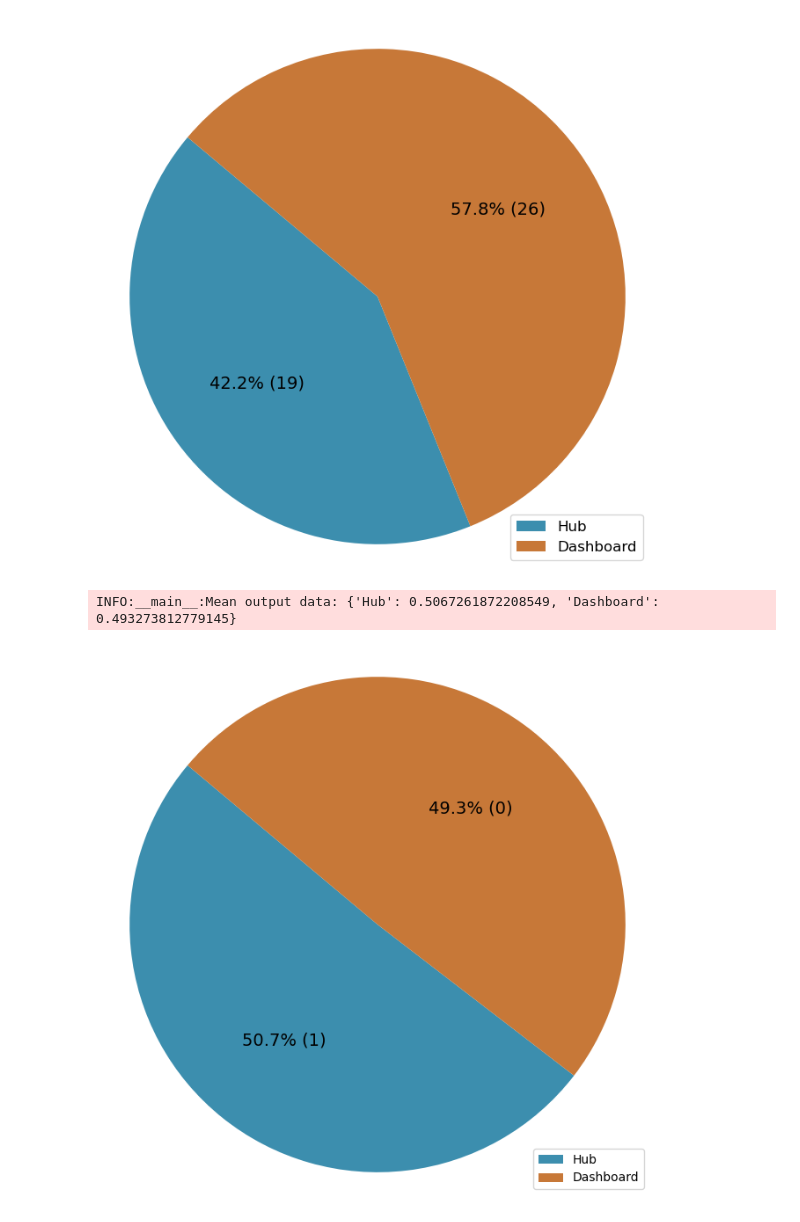
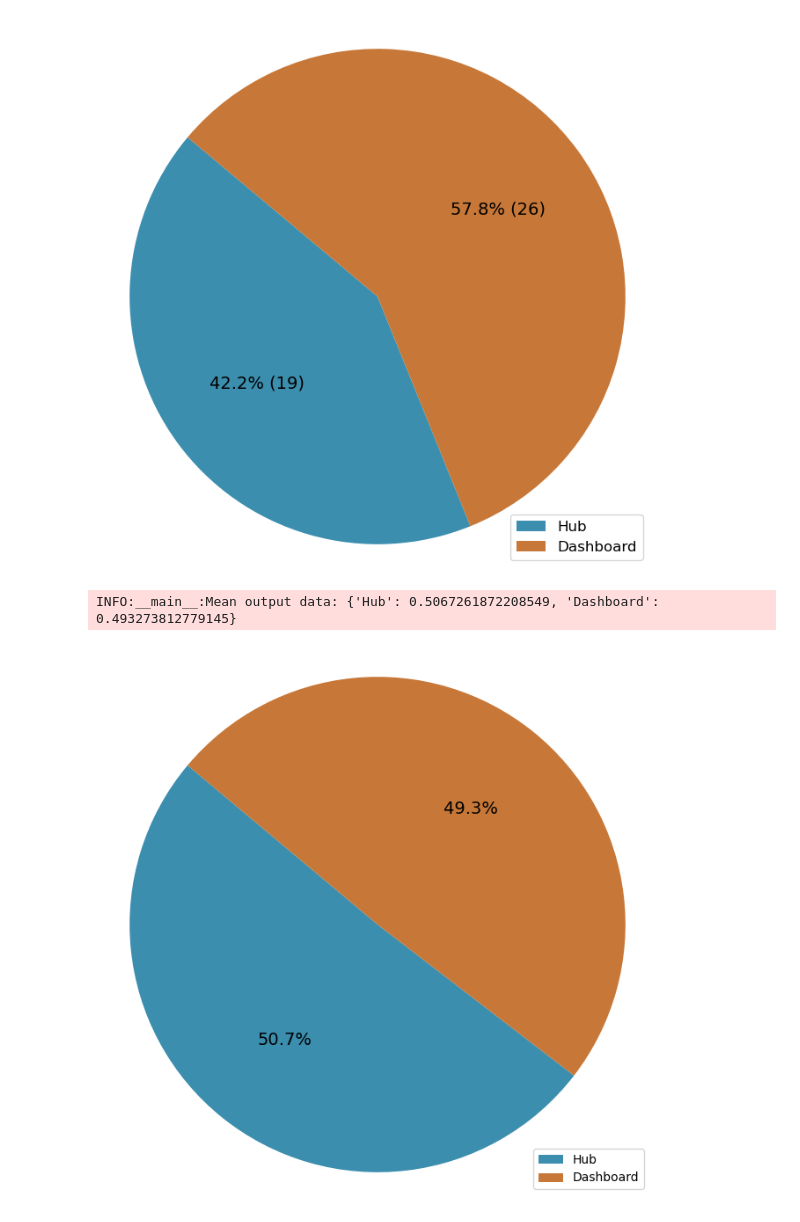
Before and after one commit to DavidMueller1/master-thesis-jupyter-plots, a Jupyter notebook: smartHome_privacyStateChangeLocations.ipynb, the cells around one changed output. Saved outputs shown, nothing was run; the diff lists cells and outputs as text; code cells hidden in the pictures.

```diff
--- a/smartHome_privacyStateChangeLocations.ipynb
+++ b/smartHome_privacyStateChangeLocations.ipynb
@@ -28,6 +28,14 @@ def autopct_format(values):
         total = sum(values)
         val = int(round(pct * total / 100.0))
         return f'{pct:.1f}% ({val:d})'
+    return my_autopct
+
+# Custom function to display the percentage
+def autopct_format_percent_only(values):
+    def my_autopct(pct):
+        total = sum(values)
+        val = int(round(pct * total / 100.0))
+        return f'{pct:.1f}%'
     return my_autopct
 
 chosen_weeks = [1, 2, 3, 4]
@@ -110,7 +118,7 @@ colors = [color_mapping[label] for label in labels]
 
 # Create the pie chart
 plt.figure(figsize=(8, 8))
-plt.pie(sizes, autopct=autopct_format(sizes), startangle=140, colors=colors, textprops={'fontsize': 14})
+plt.pie(sizes, autopct=autopct_format_percent_only(sizes), startangle=140, colors=colors, textprops={'fontsize': 14})
 plt.axis('equal')  # Equal aspect ratio ensures that pie is drawn as a circle.
 # Add a legend
 plt.legend(loc='lower right', labels=labels)
@@ -120,31 +128,31 @@ plt.savefig('output/state_change_location_all.pdf', format='pdf')
 plt.show()
 # %% [output]
 INFO:util.fancy_data_loader:Loading data from data/week_1/PrivacyhubDB.contactsensorstates.json
 INFO:util.fancy_data_loader:Loading data from data/week_1/PrivacyhubDB.onoffpluginunitstates.json
 INFO:util.fancy_data_loader:Loading data from data/week_2/PrivacyhubDB.contactsensorstates.json
 INFO:util.fancy_data_loader:Loading data from data/week_2/PrivacyhubDB.onoffpluginunitstates.json
 INFO:util.fancy_data_loader:Loading data from data/week_3/PrivacyhubDB.contactsensorstates.json
 INFO:util.fancy_data_loader:Loading data from data/week_3/PrivacyhubDB.onoffpluginunitstates.json
 INFO:util.fancy_data_loader:Loading data from data/week_4/PrivacyhubDB.contactsensorstates.json
 INFO:util.fancy_data_loader:Loading data from data/week_4/PrivacyhubDB.onoffpluginunitstates.json
 INFO:util.fancy_data_loader:Filtered data of 13E56C4E1FD98745 based on actual privacy state: before=838, after=66
 INFO:util.fancy_data_loader:Filtered data of 39C0AE0A9852E5EE based on actual privacy state: before=363, after=42
 INFO:util.fancy_data_loader:Filtered data of F7D9D208C65ADE9B based on actual privacy state: before=155, after=42
 INFO:util.fancy_data_loader:Filtered data of B1844314D756D84B based on actual privacy state: before=252, after=71
 ... (16 lines left out)
 INFO:util.fancy_data_loader:Filtered data of 6E628ADD7E9FB178 based on change types: before=17, after=16
 INFO:util.fancy_data_loader:Filtered data of 04D7DC521AF6EC84 based on change types: before=18, after=17
 INFO:__main__:Processing week 1
 INFO:__main__:Total data points of week 1: 106
 [figure]
 INFO:__main__:Processing week 2
 INFO:__main__:Total data points of week 2: 125
 [figure]
 INFO:__main__:Processing week 3
 INFO:__main__:Total data points of week 3: 23
 [figure]
 INFO:__main__:Processing week 4
 INFO:__main__:Total data points of week 4: 45
 [figure]
 INFO:__main__:Mean output data: {'Hub': 0.5067261872208549, 'Dashboard': 0.493273812779145}
-[figure, old version]
+[figure, new version]
```
Also changed, not shown: 1 other file.
